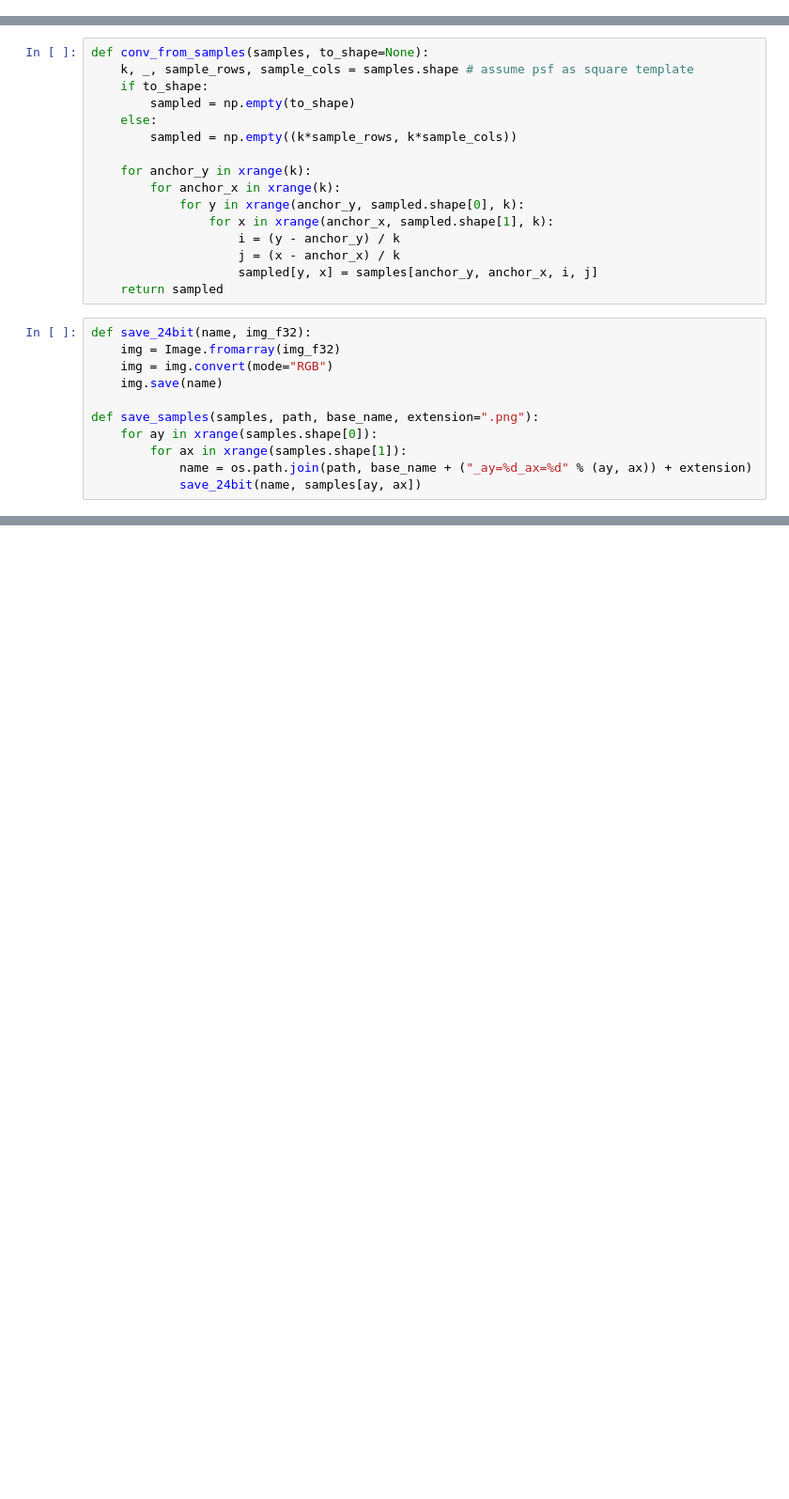
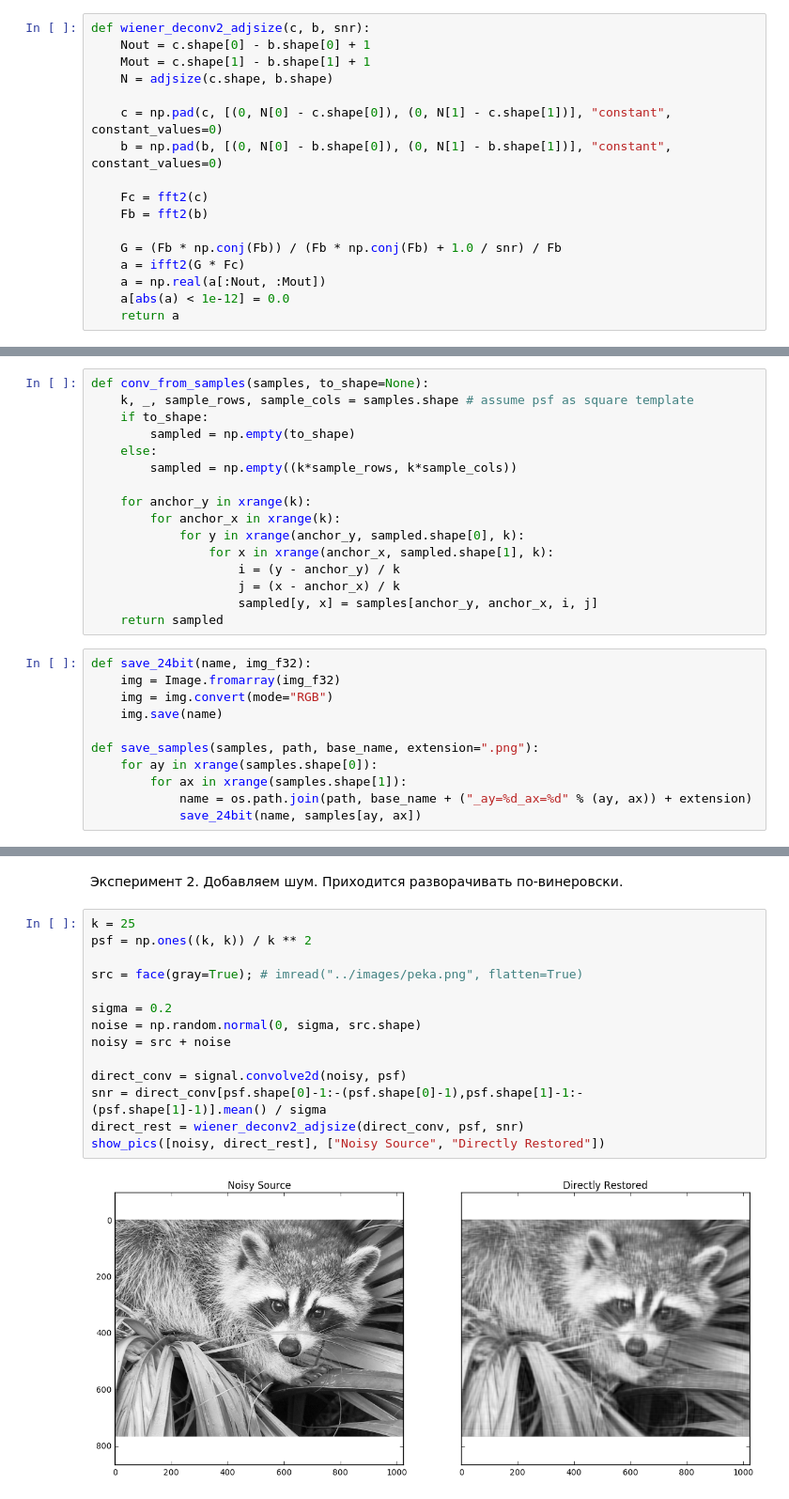
Before and after one commit to sky-mart/xray, a Jupyter notebook: SciPy/There And Back Again.ipynb, the cells around one changed output, grey strips where cells are left out. Shown at 94% size. Drawn from its saved outputs; the diff is of its cells as text; blank space fills up the shorter version.

```diff
--- a/SciPy/There And Back Again.ipynb
+++ b/SciPy/There And Back Again.ipynb
@@ -65,3 +66,20 @@ def wiener_deconv2(c, b, snr):
     a = np.real(a[:Nout, :Mout])
     a[abs(a) < 1e-12] = 0.0
     return a
+# %%
+def wiener_deconv2_adjsize(c, b, snr):
+    Nout = c.shape[0] - b.shape[0] + 1
+    Mout = c.shape[1] - b.shape[1] + 1
+    N = adjsize(c.shape, b.shape)
+
+    c = np.pad(c, [(0, N[0] - c.shape[0]), (0, N[1] - c.shape[1])], "constant", constant_values=0)
+    b = np.pad(b, [(0, N[0] - b.shape[0]), (0, N[1] - b.shape[1])], "constant", constant_values=0)
+
+    Fc = fft2(c)
+    Fb = fft2(b)
+
+    G = (Fb * np.conj(Fb)) / (Fb * np.conj(Fb) + 1.0 / snr) / Fb
+    a = ifft2(G * Fc)
+    a = np.real(a[:Nout, :Mout])
+    a[abs(a) < 1e-12] = 0.0
+    return a
@@ -157,0 +206,18 @@ def read_samples(path, base_name, extension=".png"):
+# %% [markdown]
+Эксперимент 2. Добавляем шум. Приходится разворачивать по-винеровски.
+# %%
+k = 25
+psf = np.ones((k, k)) / k ** 2
+
+src = face(gray=True); # imread("../images/peka.png", flatten=True)
+
+sigma = 0.2
+noise = np.random.normal(0, sigma, src.shape)
+noisy = src + noise
+
+direct_conv = signal.convolve2d(noisy, psf)
+snr = direct_conv[psf.shape[0]-1:-(psf.shape[0]-1),psf.shape[1]-1:-(psf.shape[1]-1)].mean() / sigma
+direct_rest = wiener_deconv2_adjsize(direct_conv, psf, snr)
+show_pics([noisy, direct_rest], ["Noisy Source", "Directly Restored"])
+# %% [output]
+[figure, added]
```
Also changed, not shown: parts of 13 cells of this notebook, 9 other files.
